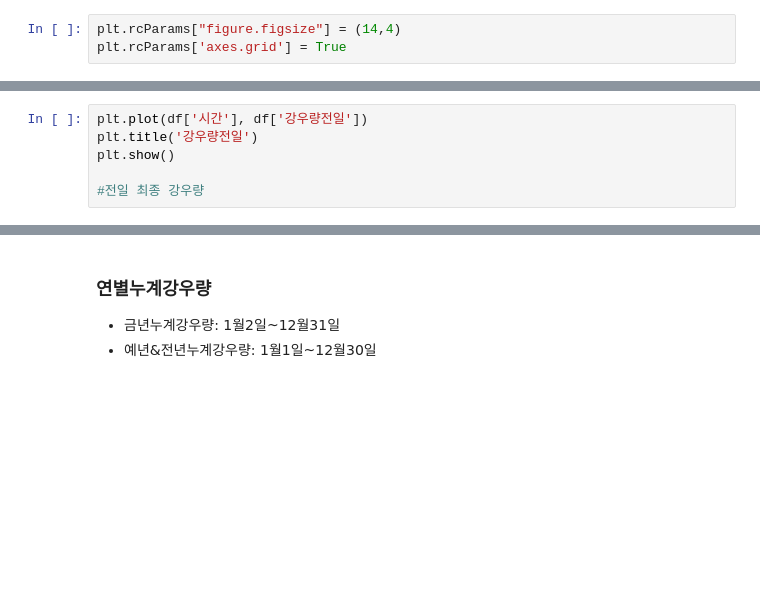
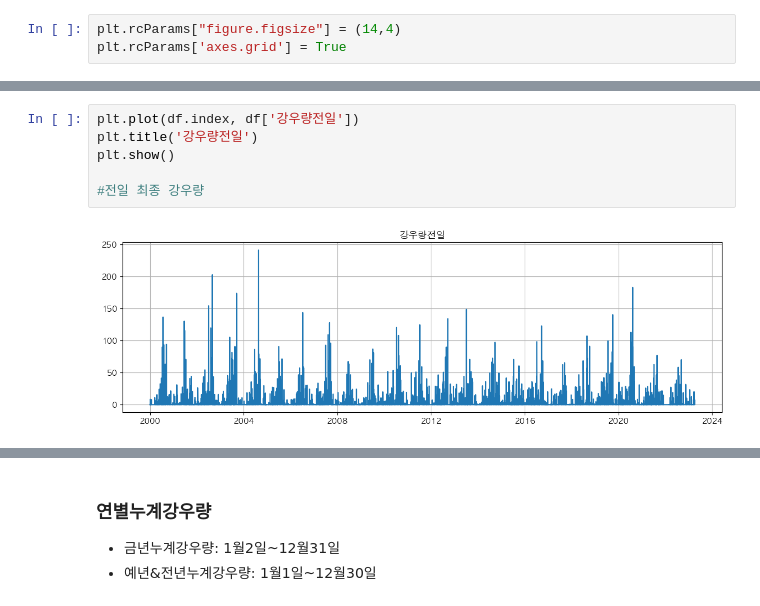
Before and after one commit to tommyjr1/2023-01-DSCapstone-InflowPrediction, a Jupyter notebook: code/eda/댐운영데이터.ipynb, the cells around one changed output, grey strips where cells are left out. Drawn from its saved outputs; the diff is of its cells as text; blank space fills up the shorter version.

```diff
--- a/code/eda/댐운영데이터.ipynb
+++ b/code/eda/댐운영데이터.ipynb
@@ -39,7 +45,9 @@ plt.show()
 # %%
-plt.plot(df['시간'], df['강우량전일'])
+plt.plot(df.index, df['강우량전일'])
 plt.title('강우량전일')
 plt.show()
 
 #전일 최종 강우량
+# %% [output]
+[figure, added]
 # %%
```
Also changed, not shown: parts of 54 cells of this notebook, 8 other files.
